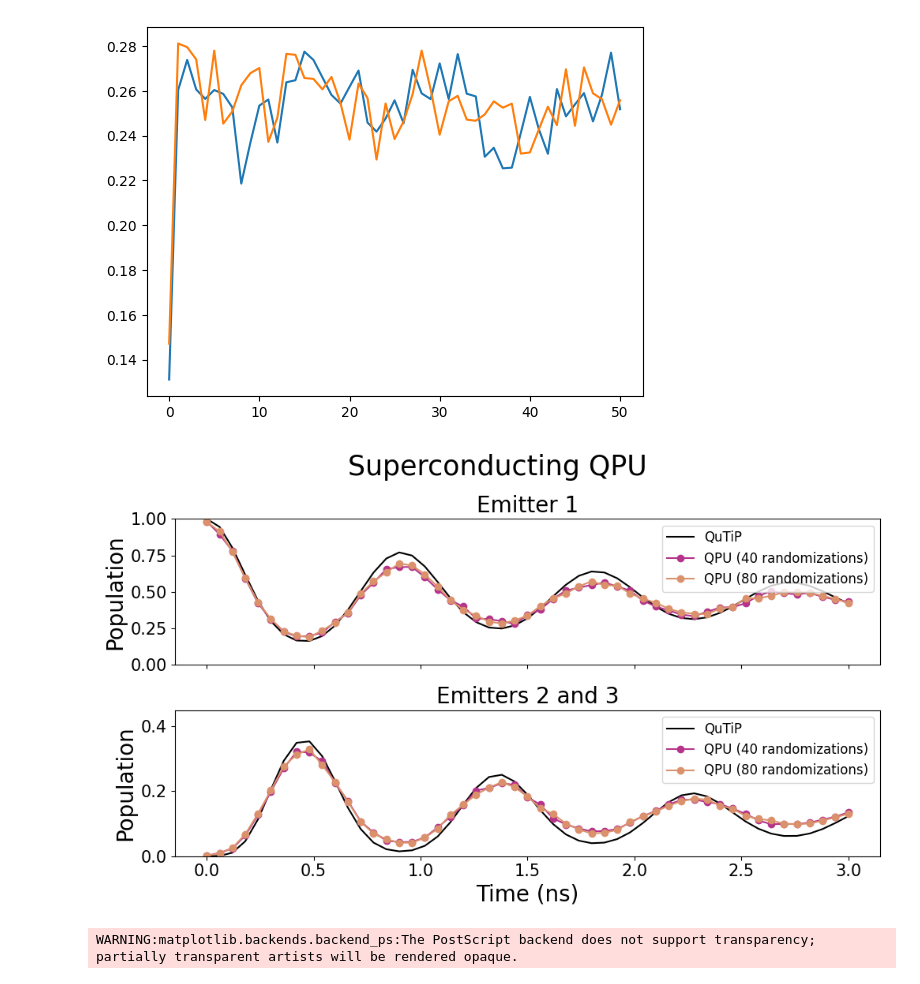
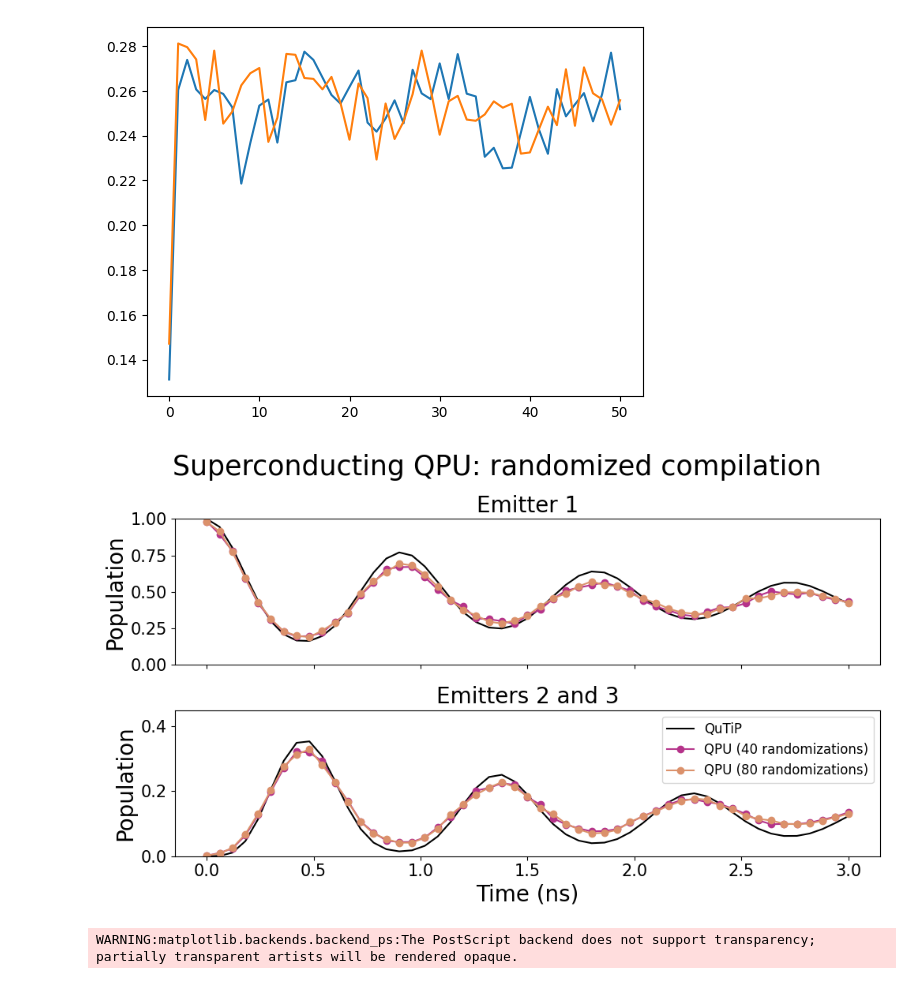
Before and after one commit to radulaski/CQED_quantum_simulation, a Jupyter notebook: notebooks/AQT_RC.ipynb, the cells around one changed output. Cells and saved outputs as stored; diff of their text form; code cells hidden in the pictures.

Commit message:
Standardize number of legends per plot

```diff
--- a/notebooks/AQT_RC.ipynb
+++ b/notebooks/AQT_RC.ipynb
@@ -59,36 +59,35 @@ qutip_results = solve_master_equation(N, g, kappa, initial_state, times)
 # Plot the RC data
 fig, axes = plt.subplots(2, 1, figsize=(10, 6), sharex=True)
 
 rc_40 = rc_data_norm.xs(40, level="Randomizations")
 rc_80 = rc_data_norm.xs(80, level="Randomizations")
 
 axes[0].set_title("Emitter 1", fontsize=20)
 # axes[0].plot(aqt_times, raw_data_norm[normed_bitstrs["Emitter 1"]], marker='o', label="QPU (no RC)")
 axes[0].plot(times, qutip_results["Emitter 1"], label="QuTiP", color='black')
 axes[0].plot(aqt_times, rc_40[normed_bitstrs["Emitter 1"]], marker='o', label="QPU (40 randomizations)", color="#b5338a")
 axes[0].plot(aqt_times, rc_80[normed_bitstrs["Emitter 1"]], marker='o', label="QPU (80 randomizations)", color="#db916b")
 axes[0].set_ylabel("Population", fontsize=20)
 axes[0].set_ylim(0, 1)
-axes[0].legend(fontsize=12)
 axes[0].tick_params(axis='y', labelsize=15)
 
 axes[1].set_ylim(0, 0.45)
 axes[1].set_title("Emitters 2 and 3", fontsize=20)
 # axes[1].plot(aqt_times, raw_data_norm[normed_bitstrs["Emitter 2 and 3"]], marker='o', label="QPU (no RC)")
 axes[1].plot(times, qutip_results["Emitter 2"], label="QuTiP", color='black')
 axes[1].plot(aqt_times, rc_40[normed_bitstrs["Emitter 2 and 3"]], marker='o', label="QPU (40 randomizations)", color="#b5338a")
 axes[1].plot(aqt_times, rc_80[normed_bitstrs["Emitter 2 and 3"]], marker='o', label="QPU (80 randomizations)", color="#db916b")
 axes[1].set_ylabel("Population", fontsize=20)
 axes[1].legend(fontsize=12)
 axes[1].tick_params(axis='y', labelsize=15)
 axes[1].tick_params(axis='x', labelsize=15)
 
 axes[1].set_xlabel("Time (ns)", fontsize=20)
 
-fig.suptitle("Superconducting QPU", fontsize=25)
+fig.suptitle("Superconducting QPU: randomized compilation", fontsize=25)
 plt.tight_layout()
 # %% [output]
-[figure, old version]
+[figure, new version]
 # %%
 fig.savefig("../figures/AQT_RC.eps", bbox_inches="tight")
 # %% [output]
```
Also changed, not shown: 10 other files.
